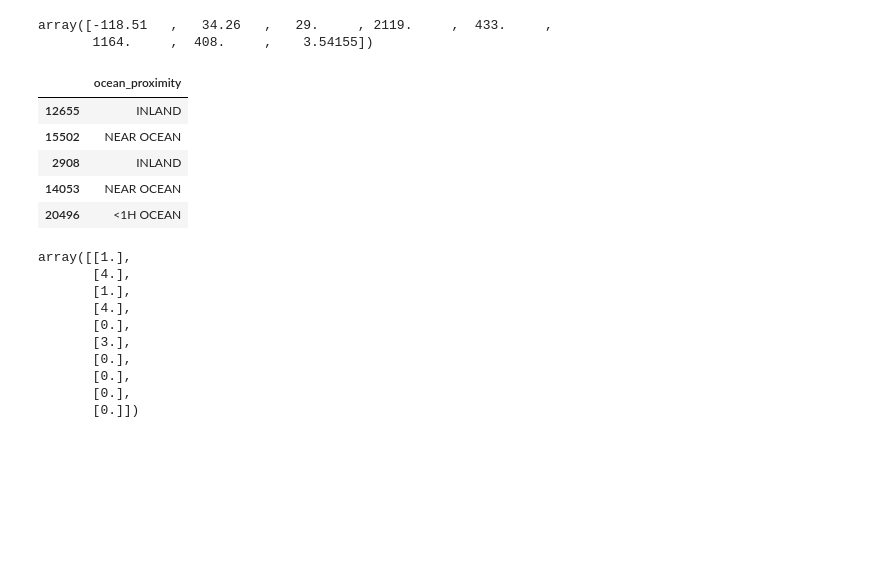
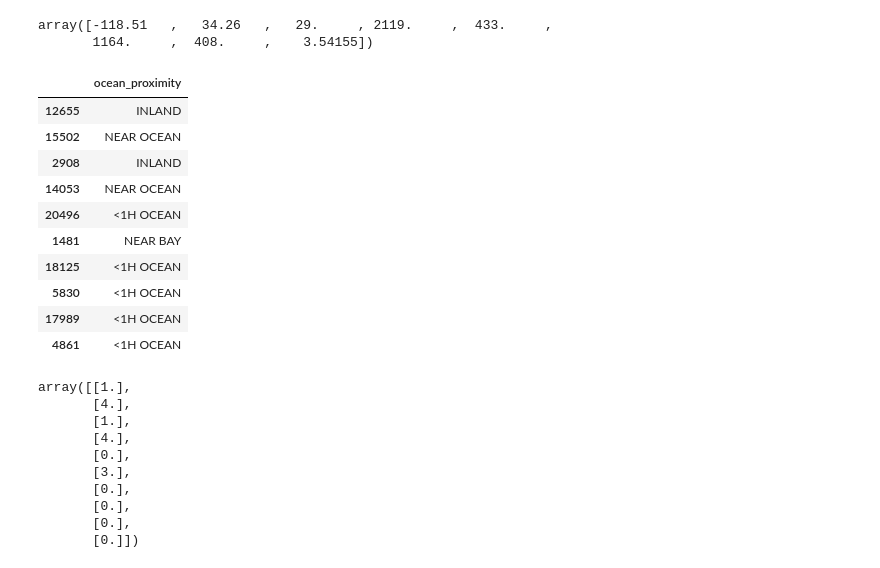
Before and after one commit to RiadKatby/machine-learning-models, a Jupyter notebook: Untitled.ipynb, the cells around one changed output. Cells and saved outputs as stored; diff of their text form; code cells hidden in the pictures; blank space fills up the shorter version.

```diff
--- a/Untitled.ipynb
+++ b/Untitled.ipynb
@@ -275,14 +277,19 @@ X = imputer.transform(housing_num)
 housing_tr = pd.DataFrame(X, columns=housing_num.columns)
 # %%
 housing_cat = housing[['ocean_proximity']]
-housing_cat.head()
+housing_cat.head(10)
 # %% [output]
 |  | ocean_proximity |
 | 12655 | INLAND |
 | 15502 | NEAR OCEAN |
 | 2908 | INLAND |
 | 14053 | NEAR OCEAN |
 | 20496 | <1H OCEAN |
+| 1481 | NEAR BAY |
+| 18125 | <1H OCEAN |
+| 5830 | <1H OCEAN |
+| 17989 | <1H OCEAN |
+| 4861 | <1H OCEAN |
 # %%
 ordinal_encoder = OrdinalEncoder()
 housing_cat_encoded = ordinal_encoder.fit_transform(housing_cat)
```
Also changed, not shown: parts of 8 cells of this notebook, 1 other file.
